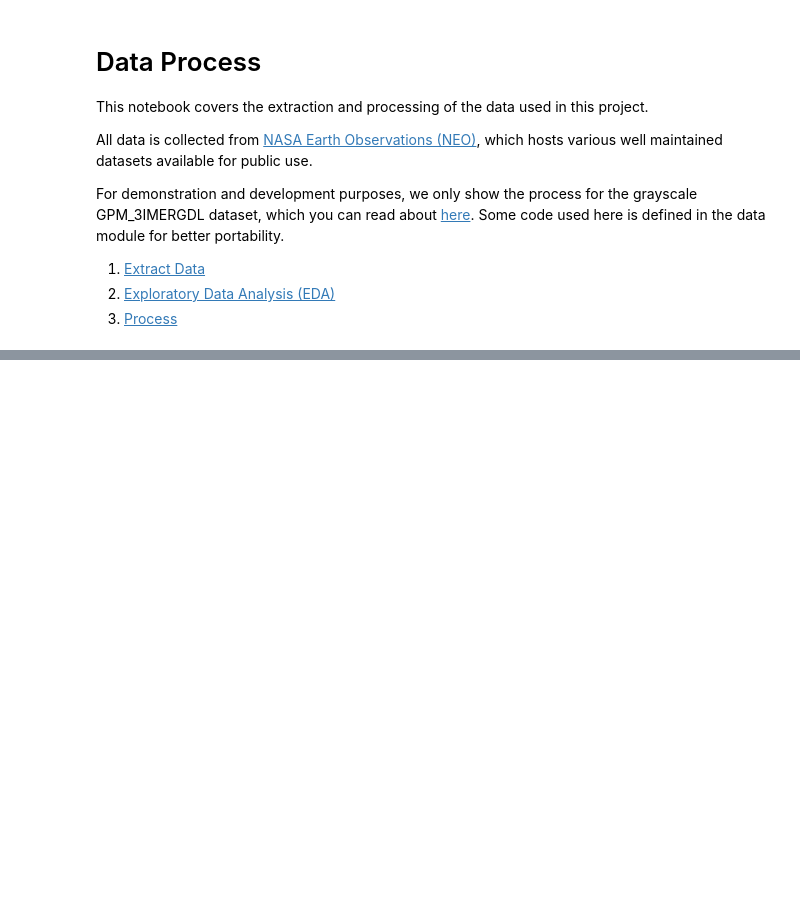
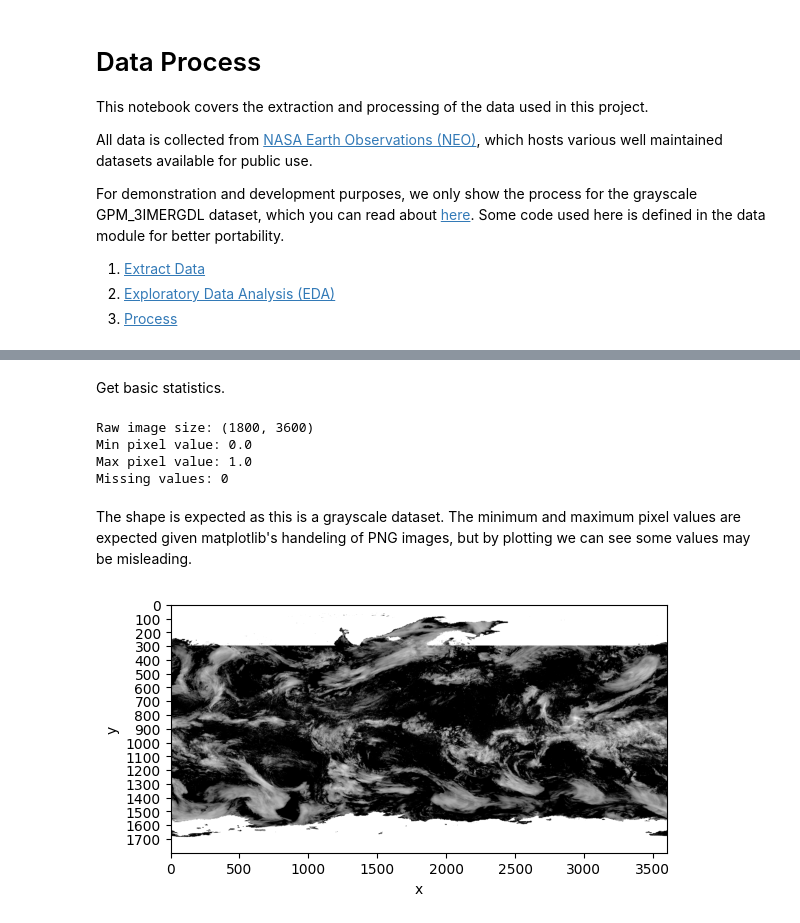
Before and after one commit to jmlazaro25/satellite-forecast, a Jupyter notebook: data/process.ipynb, the cells around one changed output, grey strips where cells are left out. Saved outputs shown, nothing was run; the diff lists cells and outputs as text; code cells hidden in the pictures; blank space fills up the shorter version.

```diff
--- a/data/process.ipynb
+++ b/data/process.ipynb
@@ -46,3 +52,10 @@ Use
 # %%
-n_images = 100
+import matplotlib.pyplot as plt
+import numpy as np
+
+n_images = 10
+eda_files = image_files[:n_images]
+
+%time eda_images = np.array([plt.imread(f) for f in eda_files])
+ref_image = eda_images[0]
 # %% [output]
@@ -49,0 +64,26 @@ n_images = 100
+# %% [markdown]
+Get basic statistics.
+# %%
+image_size_raw = ref_image.shape
+
+print(f'Raw image size: {image_size_raw}')
+print(f'Min pixel value: {ref_image.min()}')
+print(f'Max pixel value: {ref_image.max()}')
+print(f'Missing values: {np.isnan(ref_image).sum()}')
+# %% [output]
+Raw image size: (1800, 3600)
+Min pixel value: 0.0
+Max pixel value: 1.0
+Missing values: 0
+# %% [markdown]
+The shape is expected as this is a grayscale dataset. The minimum and maximum pixel values are expected given matplotlib's handeling of PNG images, but by plotting we can see some values may be misleading.
+# %%
+plt.imshow(ref_image, cmap='gray')
+plt.xlabel('x')
+plt.ylabel('y')
+
+yticks = range(0, image_size_raw[0], 100)
+ylabels = [str(i) for i in yticks]
+plt.yticks(yticks, ylabels);
+# %% [output]
+[figure, added]
```
Also changed, not shown: parts of 12 cells of this notebook, 1 other file.
